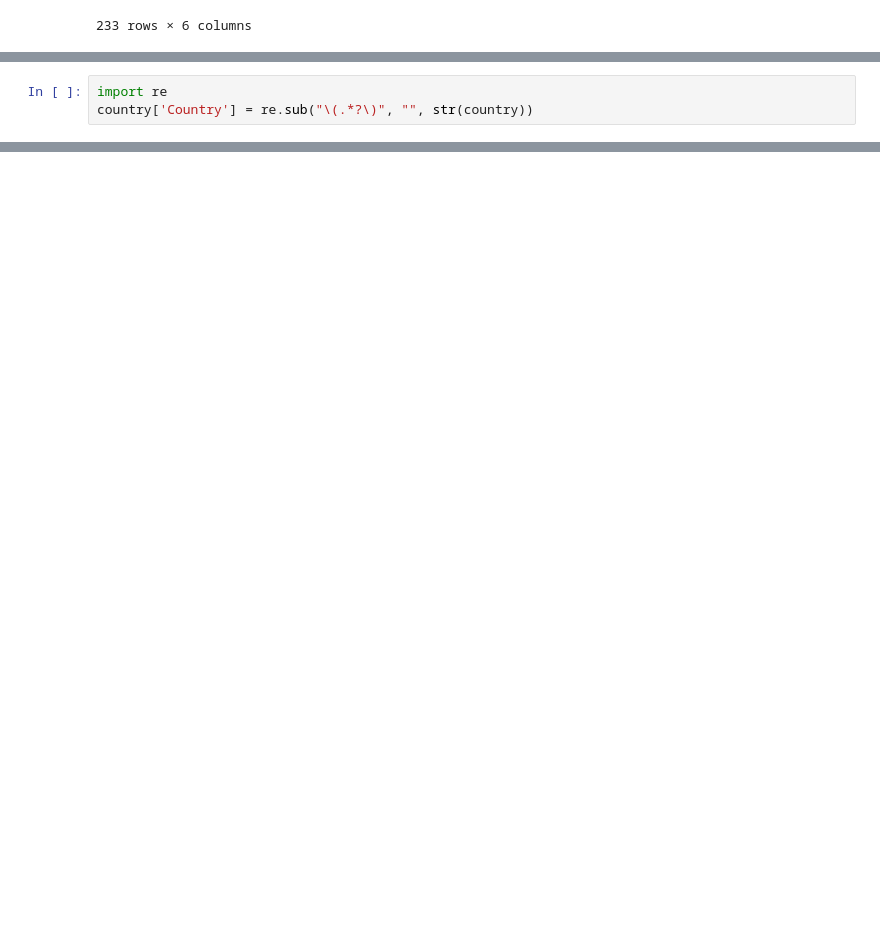
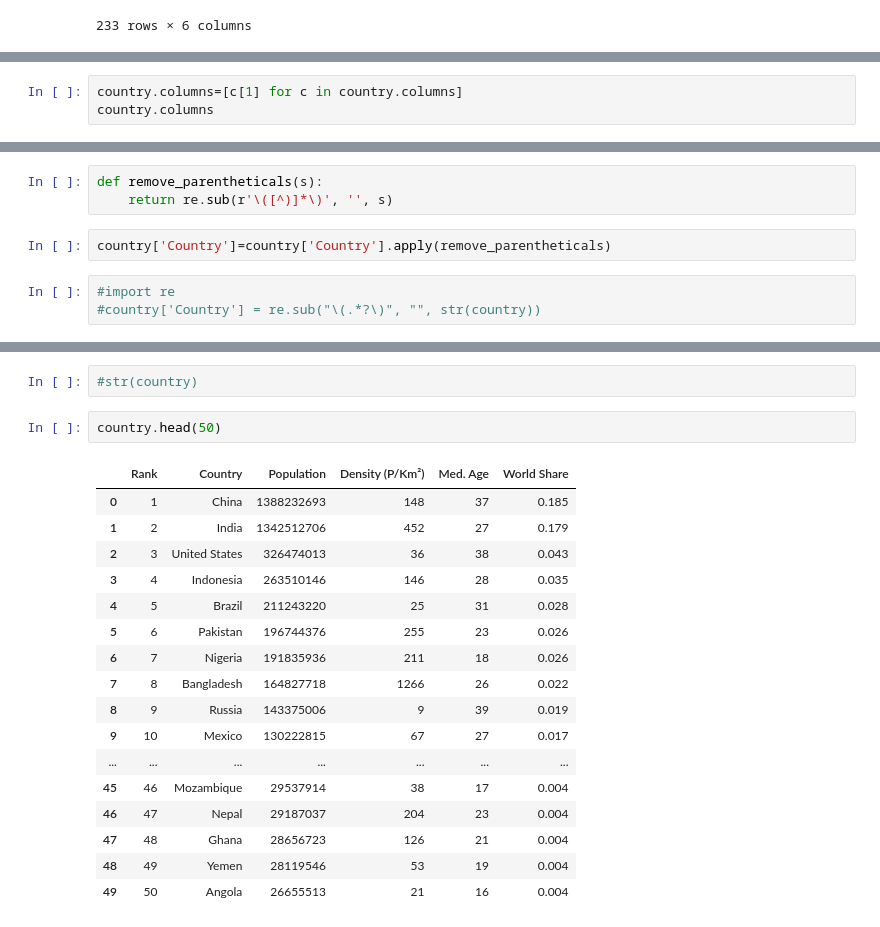
Before and after one commit to jojuka/Capstone, a Jupyter notebook: notebooks/Population1.ipynb, the cells around one changed output, grey strips where cells are left out. Drawn from its saved outputs; the diff is of its cells as text; blank space fills up the shorter version.

```diff
--- a/notebooks/Population1.ipynb
+++ b/notebooks/Population1.ipynb
@@ -129,0 +140,3 @@ pd.read_html(str(table[1]))[0]
+# %%
+country.columns=[c[1] for c in country.columns]
+country.columns
@@ -130,3 +147,8 @@ pd.read_html(str(table[1]))[0]
+# %%
+def remove_parentheticals(s):
+    return re.sub(r'\([^)]*\)', '', s)
+# %%
+country['Country']=country['Country'].apply(remove_parentheticals)
 # %%
-import re
-country['Country'] = re.sub("\(.*?\)", "", str(country))
+#import re
+#country['Country'] = re.sub("\(.*?\)", "", str(country))
@@ -149,0 +155,22 @@ country
+# %%
+#str(country)
+# %%
+country.head(50)
+# %% [output]
+|  | Rank | Country | Population | Density (P/Km²) | Med. Age | World Share |
+| 0 | 1 | China | 1388232693 | 148 | 37 | 0.185 |
+| 1 | 2 | India | 1342512706 | 452 | 27 | 0.179 |
+| 2 | 3 | United States | 326474013 | 36 | 38 | 0.043 |
+| 3 | 4 | Indonesia | 263510146 | 146 | 28 | 0.035 |
+| 4 | 5 | Brazil | 211243220 | 25 | 31 | 0.028 |
+| 5 | 6 | Pakistan | 196744376 | 255 | 23 | 0.026 |
+| 6 | 7 | Nigeria | 191835936 | 211 | 18 | 0.026 |
+| 7 | 8 | Bangladesh | 164827718 | 1266 | 26 | 0.022 |
+| 8 | 9 | Russia | 143375006 | 9 | 39 | 0.019 |
+| 9 | 10 | Mexico | 130222815 | 67 | 27 | 0.017 |
+| ... | ... | ... | ... | ... | ... | ... |
+| 45 | 46 | Mozambique | 29537914 | 38 | 17 | 0.004 |
+| 46 | 47 | Nepal | 29187037 | 204 | 23 | 0.004 |
+| 47 | 48 | Ghana | 28656723 | 126 | 21 | 0.004 |
+| 48 | 49 | Yemen | 28119546 | 53 | 19 | 0.004 |
+| 49 | 50 | Angola | 26655513 | 21 | 16 | 0.004 |
```
Also changed, not shown: parts of 4 cells of this notebook, 4 other files.
